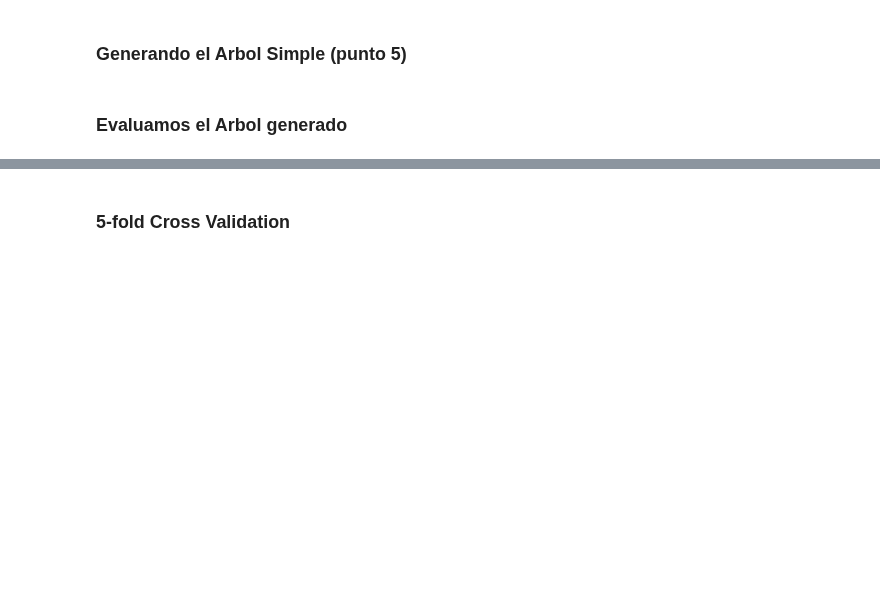
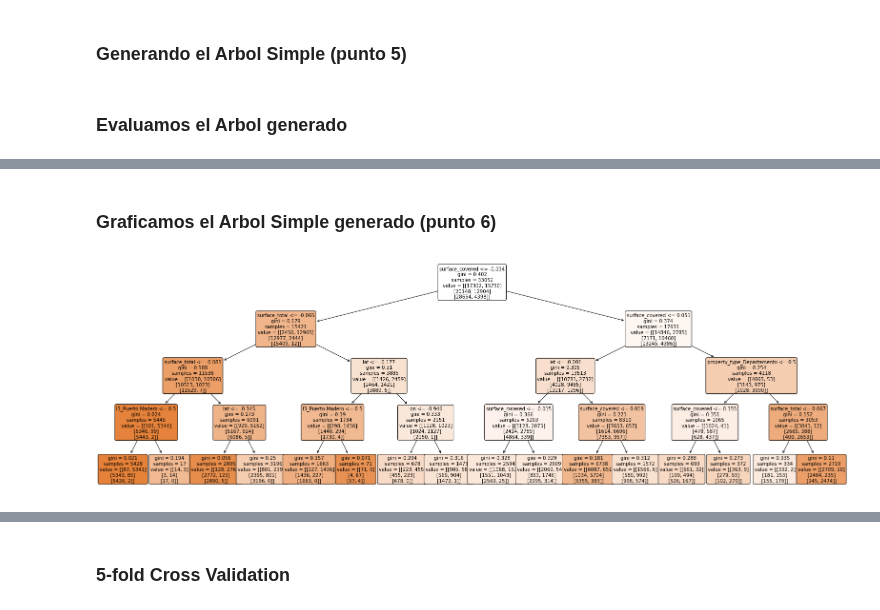
Before and after one commit to Ignacio-Ibarra/tpAA, a Jupyter notebook: Modelado.ipynb, the cells around one changed output, grey strips where cells are left out. Drawn from its saved outputs; the diff is of its cells as text; code cells hidden in the pictures; blank space fills up the shorter version.

```diff
--- a/Modelado.ipynb
+++ b/Modelado.ipynb
@@ -308,0 +377,12 @@ weighted avg       0.88      0.88      0.88      8263
+# %% [markdown]
+### Graficamos el Arbol Simple generado (punto 6)
+# %%
+# Grafico 1: con profundidad maxima 4
+from sklearn.tree import plot_tree
+
+etiquetas = x1_train.columns
+
+plt.figure(figsize=(28,9))
+plot_tree(arbol_simple, feature_names = etiquetas, max_depth = max_depth, filled=True,proportion=False, rounded=True, class_names=nombres, fontsize=10);
+# %% [output]
+[figure, added]
```
Also changed, not shown: parts of 16 cells of this notebook.
